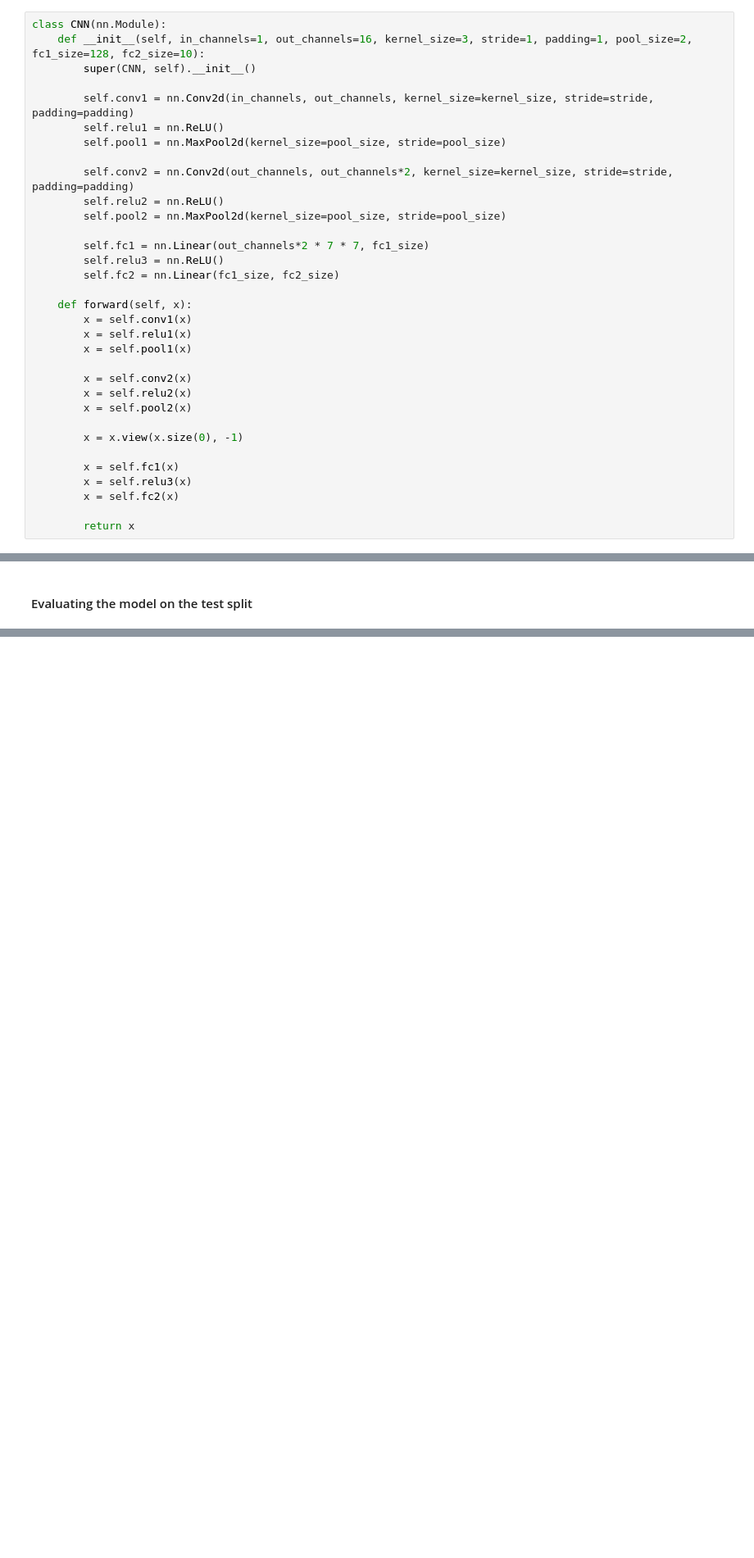
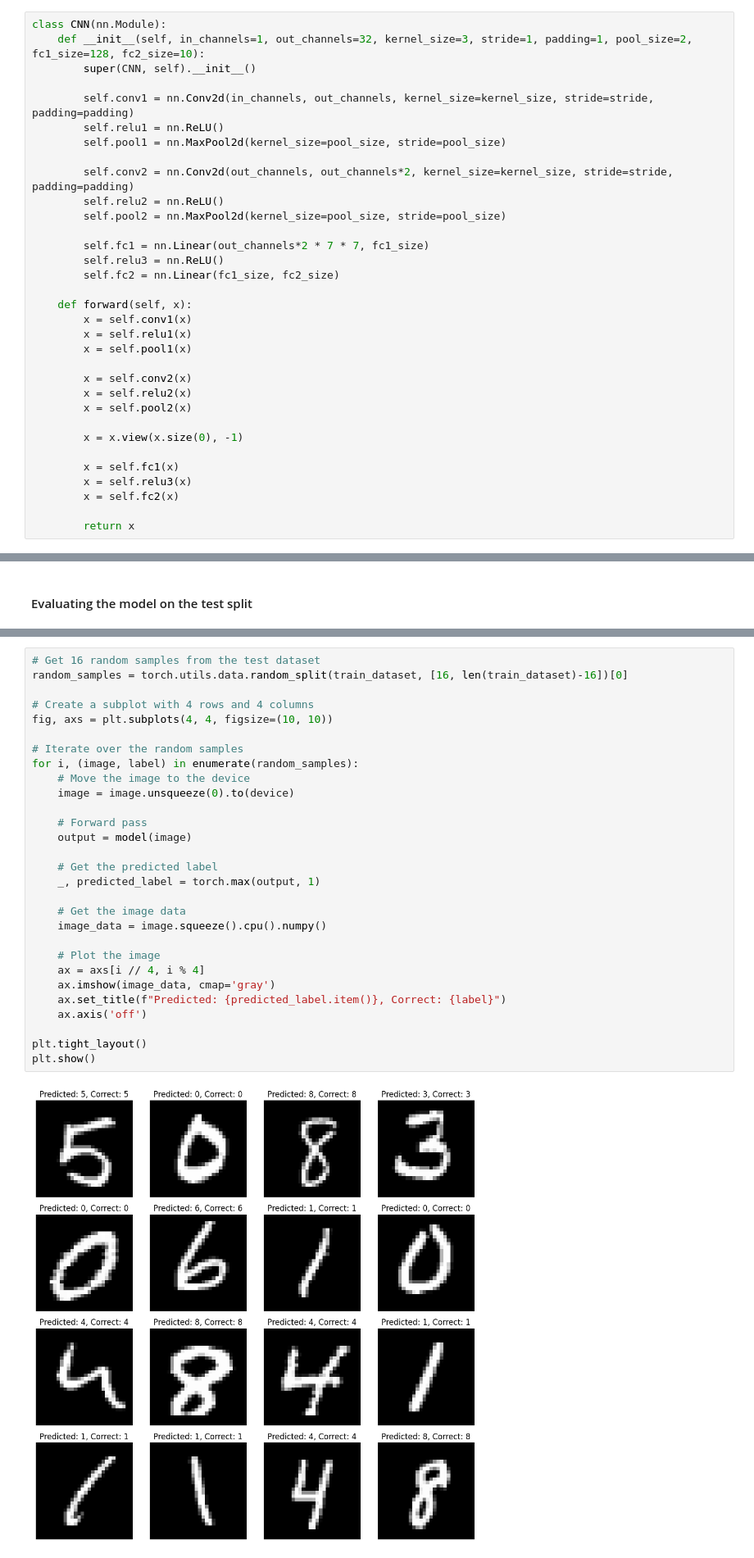
Before and after one commit to almncarlo/deeplearning, a Jupyter notebook: mnist-cnn-classifier/mnist-cnn-classifier.ipynb, the cells around one changed output, grey strips where cells are left out. Shown at 82% size. Saved outputs shown, nothing was run; the diff lists cells and outputs as text; blank space fills up the shorter version.

```diff
--- a/mnist-cnn-classifier/mnist-cnn-classifier.ipynb
+++ b/mnist-cnn-classifier/mnist-cnn-classifier.ipynb
@@ -57,6 +58,6 @@ Something something here.
 # %%
 class CNN(nn.Module):
-    def __init__(self, in_channels=1, out_channels=16, kernel_size=3, stride=1, padding=1, pool_size=2, fc1_size=128, fc2_size=10):
+    def __init__(self, in_channels=1, out_channels=32, kernel_size=3, stride=1, padding=1, pool_size=2, fc1_size=128, fc2_size=10):
         super(CNN, self).__init__()
 
         self.conv1 = nn.Conv2d(in_channels, out_channels, kernel_size=kernel_size, stride=stride, padding=padding)
@@ -156,0 +204,31 @@ for epoch in range(num_epochs):
+# %%
+# Get 16 random samples from the test dataset
+random_samples = torch.utils.data.random_split(train_dataset, [16, len(train_dataset)-16])[0]
+
+# Create a subplot with 4 rows and 4 columns
+fig, axs = plt.subplots(4, 4, figsize=(10, 10))
+
+# Iterate over the random samples
+for i, (image, label) in enumerate(random_samples):
+    # Move the image to the device
+    image = image.unsqueeze(0).to(device)
+
+    # Forward pass
+    output = model(image)
+
+    # Get the predicted label
+    _, predicted_label = torch.max(output, 1)
+
+    # Get the image data
+    image_data = image.squeeze().cpu().numpy()
+
+    # Plot the image
+    ax = axs[i // 4, i % 4]
+    ax.imshow(image_data, cmap='gray')
+    ax.set_title(f"Predicted: {predicted_label.item()}, Correct: {label}")
+    ax.axis('off')
+
+plt.tight_layout()
+plt.show()
+# %% [output]
+[figure, added]
```
Also changed, not shown: parts of 11 cells of this notebook.
